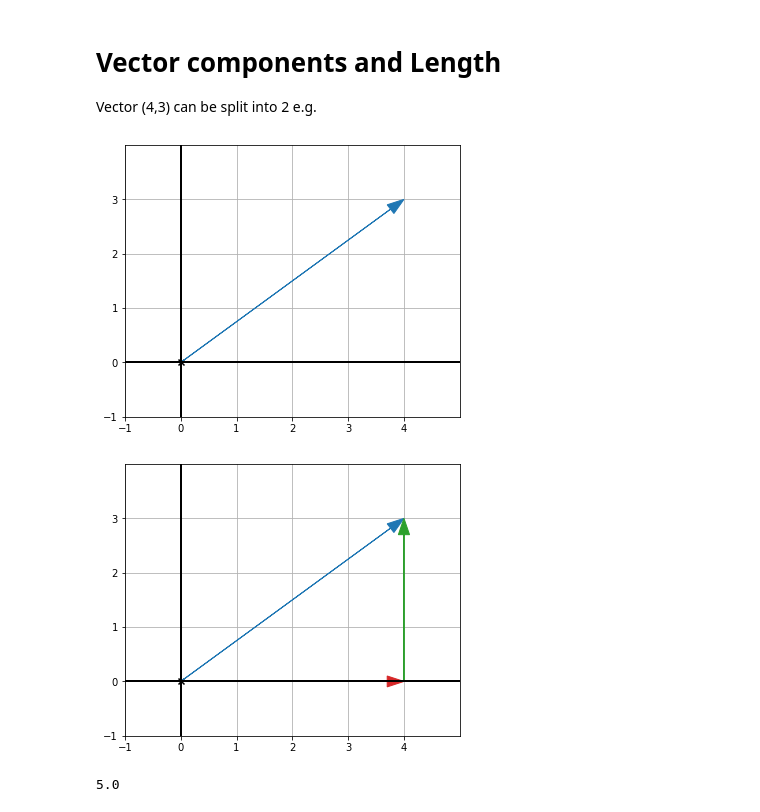
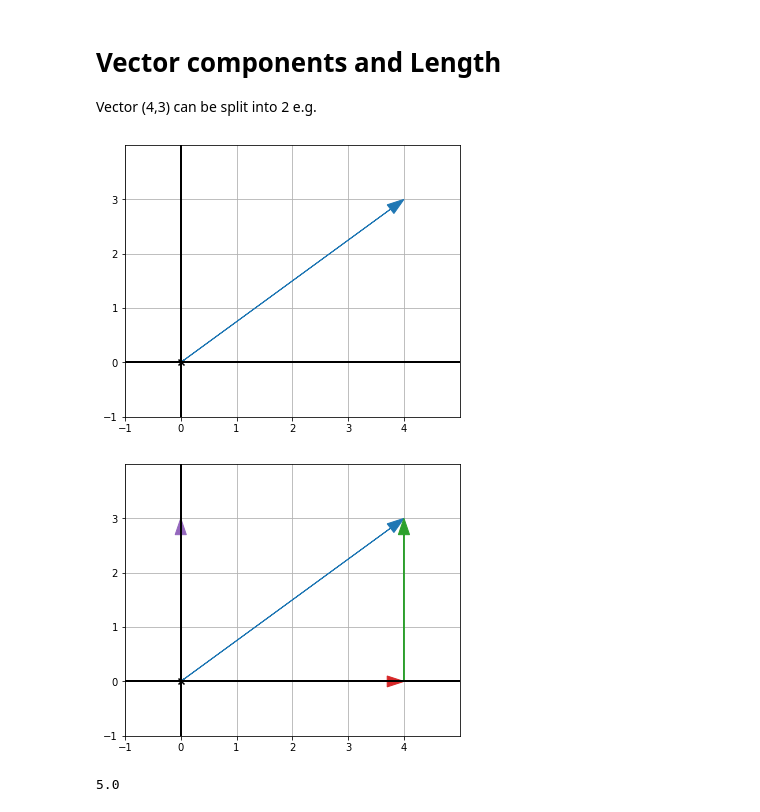
Before and after one commit to sthaha/Math-for-Programmers, a Jupyter notebook: learn/ch02/Ch02.ipynb, the cells around one changed output. Saved outputs shown, nothing was run; the diff lists cells and outputs as text; code cells hidden in the pictures.

```diff
--- a/learn/ch02/Ch02.ipynb
+++ b/learn/ch02/Ch02.ipynb
@@ -113,17 +116,19 @@ Vector (4,3) can be split into 2 e.g.
 draw(
     Arrow((4,3), color=blue)
 )
-
-# can be split as (4, 0) and (0, 3) as follow
-
-draw(
-    Arrow((4, 3), color=blue),
-    Arrow((4, 0), color=red),
-    Arrow((4, 3),(4,0), color=green),  # (0,3) moved to  (4,0)
-)
 # %% [output]
 [figure]
-[figure, removed]
+# %%
+# can be split as (4, 0) and (0, 3) as follow
+
+draw(
+    Arrow((4, 3), color=blue),
+    Arrow((4, 0), color=red),
+    Arrow((0, 3), color=purple),
+    Arrow((4, 3),(4,0), color=green),  # (0,3) moved to  (4,0)
+)
+# %% [output]
+[figure, added]
 # %%
 # from the above, we can compute length of a vector using
 # pythagoream theorm
```
Also changed, not shown: parts of 17 cells of this notebook, 4 other files.
